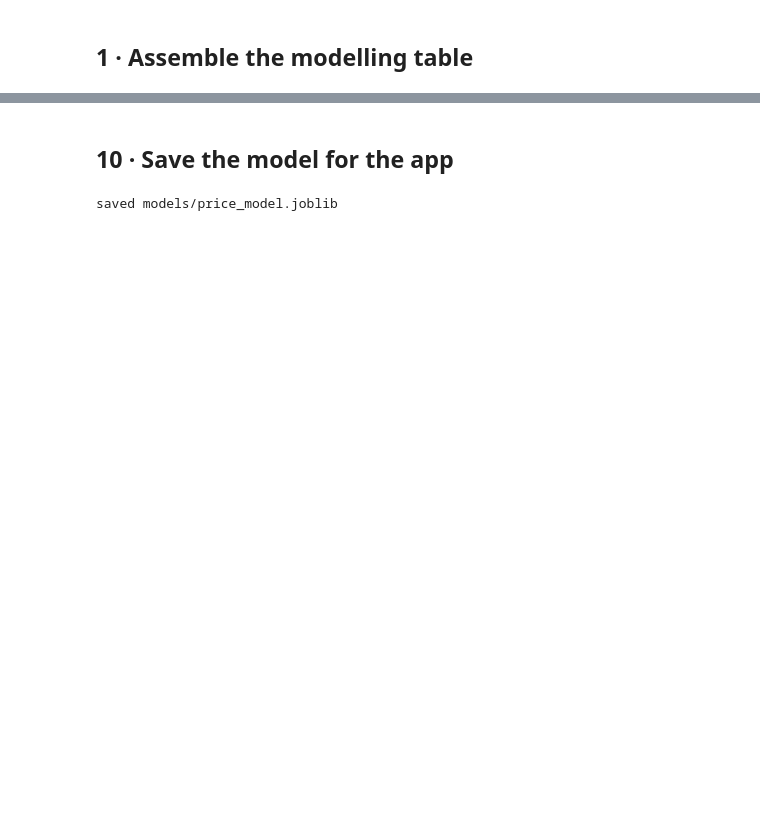
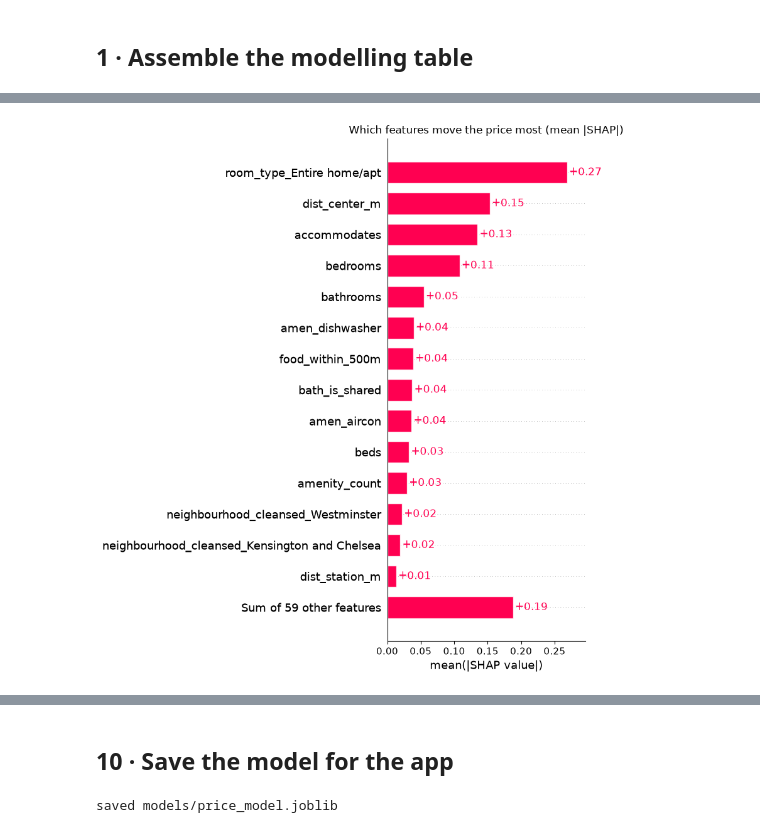
Before and after one commit to KevST14/london-rent-reality-check, a Jupyter notebook: notebooks/03_price_model.ipynb, the cells around one changed output, grey strips where cells are left out. Saved outputs shown, nothing was run; the diff lists cells and outputs as text; code cells hidden in the pictures; blank space fills up the shorter version.

```diff
--- a/notebooks/03_price_model.ipynb
+++ b/notebooks/03_price_model.ipynb
@@ -490,0 +484,17 @@ dense, well-sampled inner ones. This is reported, not hidden.
+# %%
+import shap
+
+# TreeExplainer is the exact, fast Shapley algorithm for tree ensembles.
+explainer = shap.TreeExplainer(final)
+# explain a 3,000-listing sample of the test set (fast, and enough for stable
+# global plots)
+sample = Xc.iloc[test_te].sample(min(3000, len(test_te)), random_state=0)
+sv = explainer(sample)
+
+# global view 1: average absolute impact per feature = "how much does this feature
+# move the price, on average, regardless of direction?"
+shap.plots.bar(sv, max_display=15, show=False)
+plt.title("Which features move the price most (mean |SHAP|)")
+plt.tight_layout(); plt.show()
+# %% [output]
+[figure, added]
```
Also changed, not shown: parts of 62 cells of this notebook, 4 other files.
